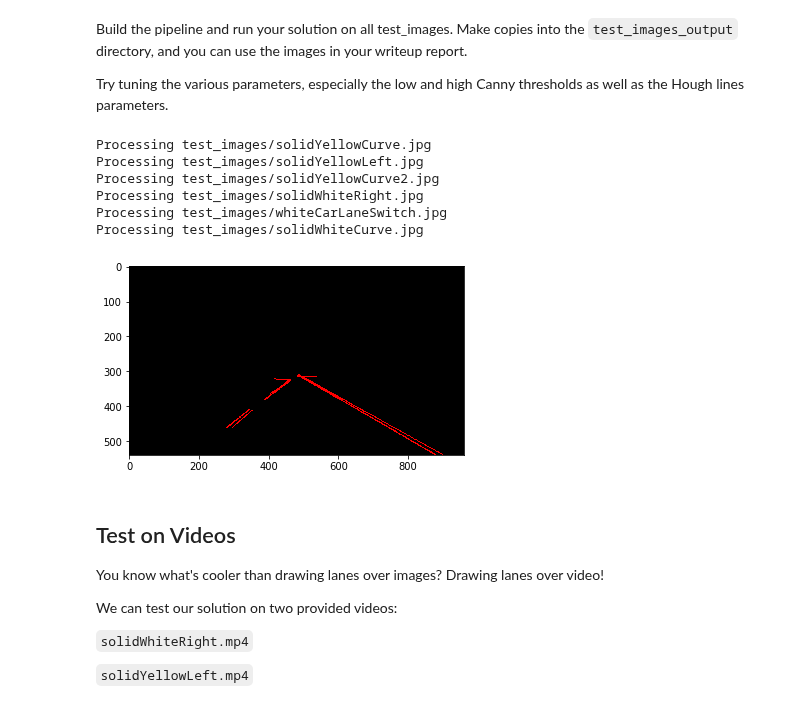
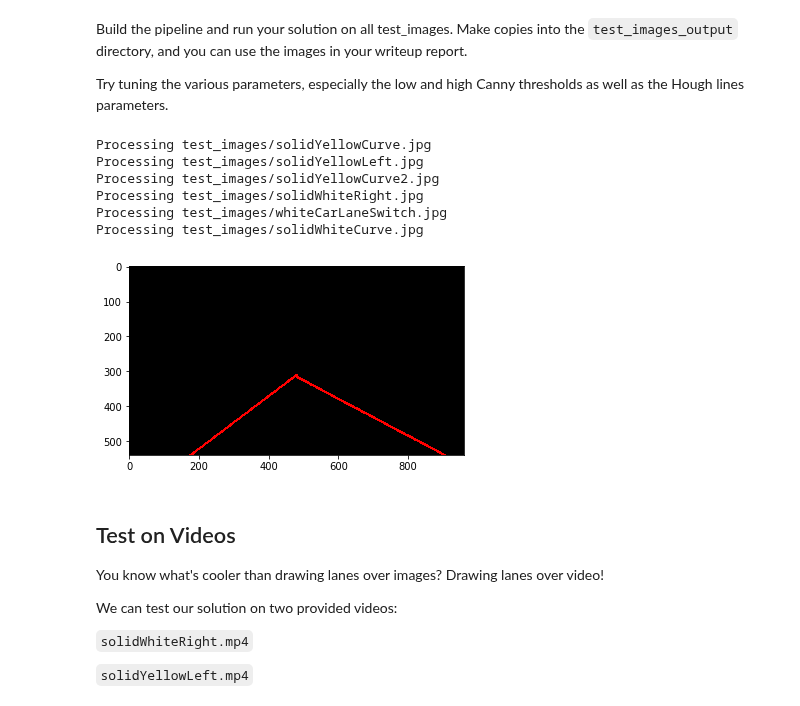
Before and after one commit to patman77/SDCE_nanodegree, a Jupyter notebook: Term1/Project1_Finding_Lane_Lines_On_The_Road/P1.ipynb, the cells around one changed output. Cells and saved outputs as stored; diff of their text form; code cells hidden in the pictures.

Commit message:
added improvement of the draw_lines function: doesn't draw all line segments but rather a linear regression of the averages of all line positions

```diff
--- a/Term1/Project1_Finding_Lane_Lines_On_The_Road/P1.ipynb
+++ b/Term1/Project1_Finding_Lane_Lines_On_The_Road/P1.ipynb
@@ -230,39 +313,41 @@ def process_single_image(image):
     max_line_gap = 20
     line_image = np.copy(image)*0 #creating a blank to draw lines on
 
-    houghlines = hough_lines(masked_edges, rho, theta, threshold, min_line_length, max_line_gap)
+    #houghlines = hough_lines(masked_edges, rho, theta, threshold, min_line_length, max_line_gap)
+    houghlines = hough_lines_improved(masked_edges, rho, theta, threshold, min_line_length, max_line_gap)
+
     color_edges = np.dstack((masked_edges, masked_edges, masked_edges)) # such as in the course
     plt.imshow(houghlines)
     combo = weighted_img(houghlines, image)
     #combo2 = weighted_img(image, combo)
     #plt.imshow(combo2)
     return combo
 
 
 srcpath = "test_images/"
 dstpath = "test_images_output/"
 try:
     os.makedirs(dstpath)
 except OSError:
     pass
 imgvec = os.listdir(srcpath)
 for file in imgvec:
     print("Processing", srcpath + file)
     img = mpimg.imread(srcpath + file)
     result_img = process_single_image(img)
     mpimg.imsave(dstpath + file, result_img, cmap='gray')
 
 
 import imageio
 imageio.plugins.ffmpeg.download()
 # %% [output]
 Processing test_images/solidYellowCurve.jpg
 Processing test_images/solidYellowLeft.jpg
 Processing test_images/solidYellowCurve2.jpg
 Processing test_images/solidWhiteRight.jpg
 Processing test_images/whiteCarLaneSwitch.jpg
 Processing test_images/solidWhiteCurve.jpg
-[figure, old version]
+[figure, new version]
 # %% [markdown]
 ## Test on Videos
 
```
Also changed, not shown: parts of 6 cells of this notebook.
